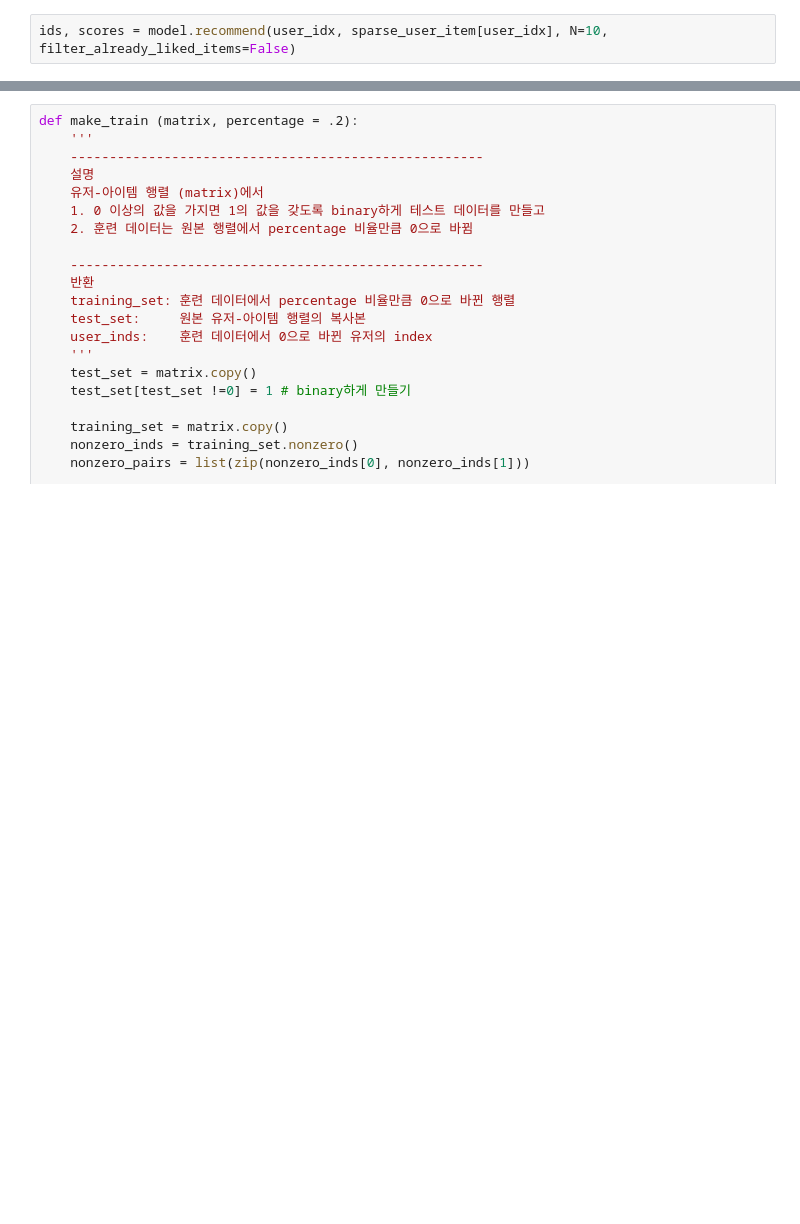
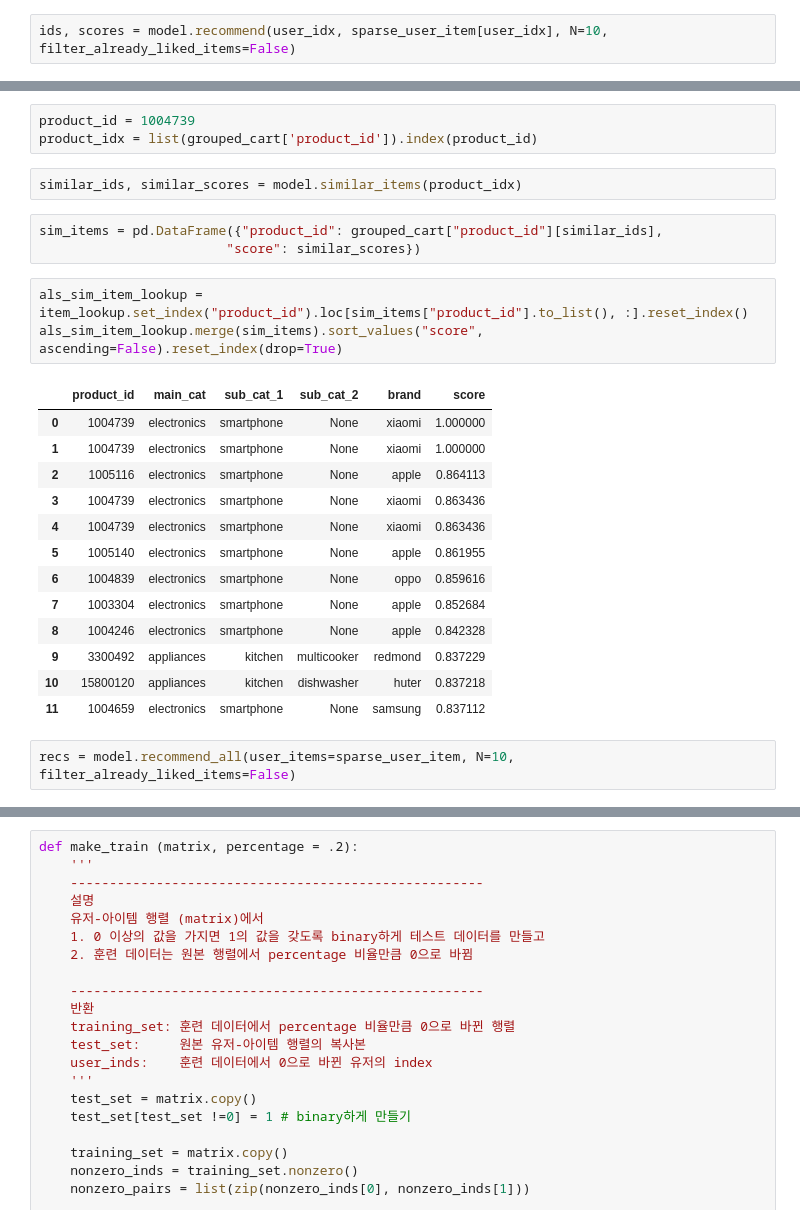
Before and after one commit to benidjor/ecommerce-behavior-data-analysis, a Jupyter notebook: tsj_data/als_recommend2.ipynb, the cells around one changed output, grey strips where cells are left out. Saved outputs shown, nothing was run; the diff lists cells and outputs as text; blank space fills up the shorter version.

```diff
--- a/tsj_data/als_recommend2.ipynb
+++ b/tsj_data/als_recommend2.ipynb
@@ -252,0 +262,27 @@ als_item_lookup.merge(als_rec)
+# %%
+product_id = 1004739
+product_idx = list(grouped_cart['product_id']).index(product_id)
+# %%
+similar_ids, similar_scores = model.similar_items(product_idx)
+# %%
+sim_items = pd.DataFrame({"product_id": grouped_cart["product_id"][similar_ids],
+                        "score": similar_scores})
+# %%
+als_sim_item_lookup = item_lookup.set_index("product_id").loc[sim_items["product_id"].to_list(), :].reset_index()
+als_sim_item_lookup.merge(sim_items).sort_values("score", ascending=False).reset_index(drop=True)
+# %% [output]
+|  | product_id | main_cat | sub_cat_1 | sub_cat_2 | brand | score |
+| 0 | 1004739 | electronics | smartphone | None | xiaomi | 1.000000 |
+| 1 | 1004739 | electronics | smartphone | None | xiaomi | 1.000000 |
+| 2 | 1005116 | electronics | smartphone | None | apple | 0.864113 |
+| 3 | 1004739 | electronics | smartphone | None | xiaomi | 0.863436 |
+| 4 | 1004739 | electronics | smartphone | None | xiaomi | 0.863436 |
+| 5 | 1005140 | electronics | smartphone | None | apple | 0.861955 |
+| 6 | 1004839 | electronics | smartphone | None | oppo | 0.859616 |
+| 7 | 1003304 | electronics | smartphone | None | apple | 0.852684 |
+| 8 | 1004246 | electronics | smartphone | None | apple | 0.842328 |
+| 9 | 3300492 | appliances | kitchen | multicooker | redmond | 0.837229 |
+| 10 | 15800120 | appliances | kitchen | dishwasher | huter | 0.837218 |
+| 11 | 1004659 | electronics | smartphone | None | samsung | 0.837112 |
+# %%
+recs = model.recommend_all(user_items=sparse_user_item, N=10, filter_already_liked_items=False)
```
Also changed, not shown: parts of 37 cells of this notebook, 2 other files.
